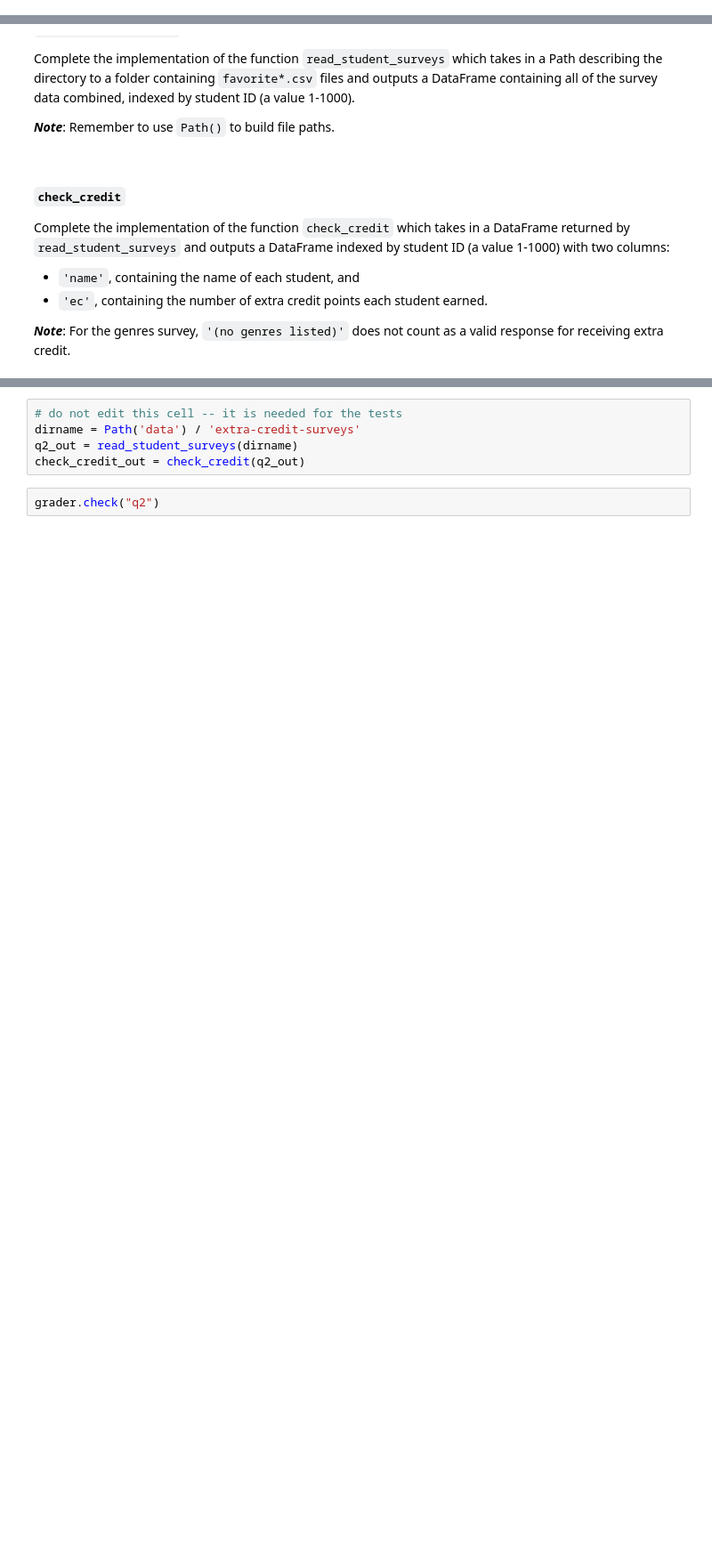
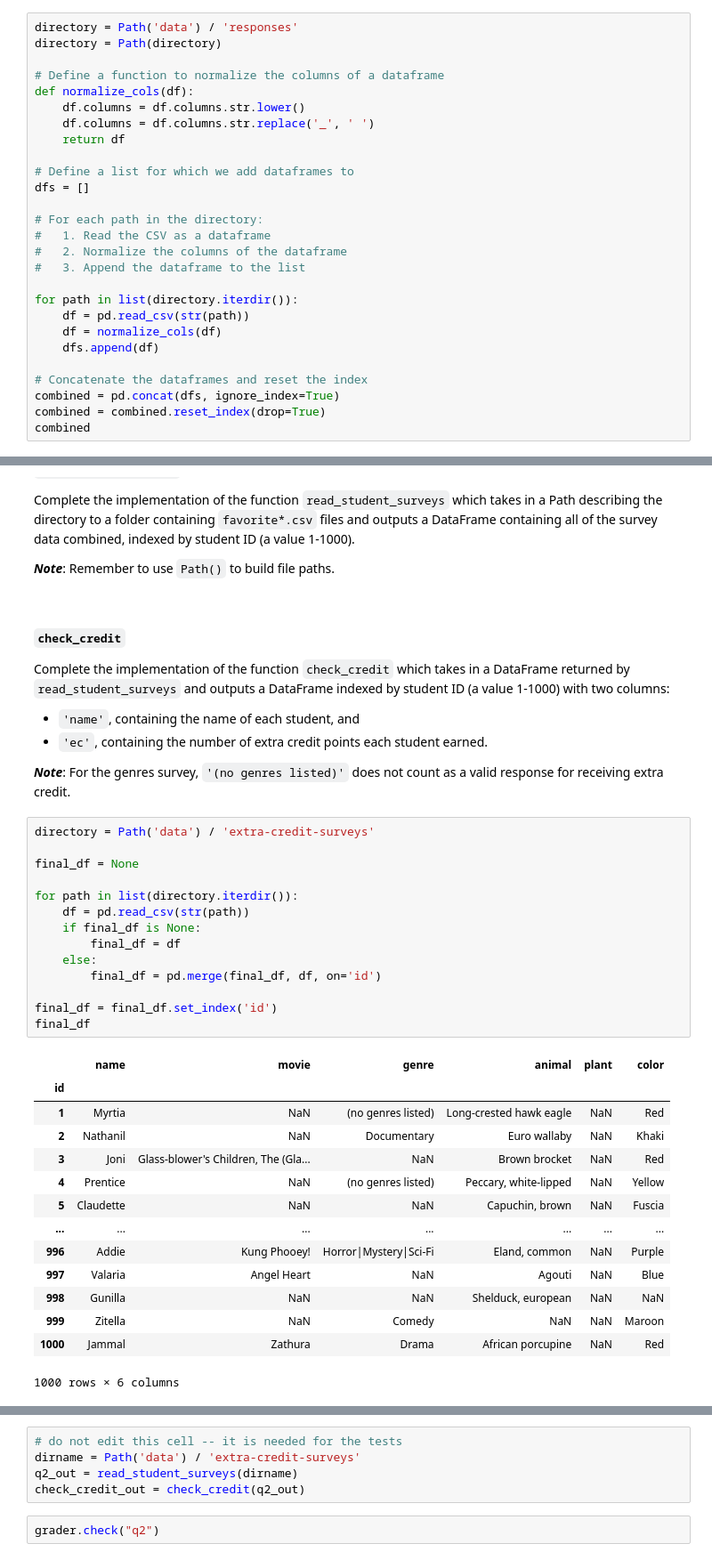
Before and after one commit to Sweekrit-B/dsc80-2025-fa, a Jupyter notebook: labs/lab03/lab.ipynb, the cells around one changed output, grey strips where cells are left out. Shown at 89% size. Saved outputs shown, nothing was run; the diff lists cells and outputs as text; blank space fills up the shorter version.

```diff
--- a/labs/lab03/lab.ipynb
+++ b/labs/lab03/lab.ipynb
@@ -81,3 +82,30 @@ Complete the implementation of the function `com_stats`, which takes in a DataFr
 - The number of job titles that **end** with the exact string `'Engineer'`. Note that we're asking for the number of job titles, **not** the number of people!
 - The job title that has the longest name (there are no ties).
 - The number of people who have the word `'manager'` in their job title, uppercase or lowercase (`'Manager'`, `'manager'`, and `'mANAgeR'` should all count).
+# %%
+directory = Path('data') / 'responses'
+directory = Path(directory)
+
+# Define a function to normalize the columns of a dataframe
+def normalize_cols(df):
+    df.columns = df.columns.str.lower()
+    df.columns = df.columns.str.replace('_', ' ')
+    return df
+
+# Define a list for which we add dataframes to
+dfs = []
+
+# For each path in the directory:
+#   1. Read the CSV as a dataframe
+#   2. Normalize the columns of the dataframe
+#   3. Append the dataframe to the list
+
+for path in list(directory.iterdir()):
+    df = pd.read_csv(str(path))
+    df = normalize_cols(df)
+    dfs.append(df)
+
+# Concatenate the dataframes and reset the index
+combined = pd.concat(dfs, ignore_index=True)
+combined = combined.reset_index(drop=True)
+combined
@@ -114,3 +169,32 @@ Complete the implementation of the function `check_credit` which takes in a Data
 - `'ec'`, containing the number of extra credit points each student earned.
 
 ***Note***: For the genres survey, `'(no genres listed)'` does not count as a valid response for receiving extra credit.
+# %%
+directory = Path('data') / 'extra-credit-surveys'
+
+final_df = None
+
+for path in list(directory.iterdir()):
+    df = pd.read_csv(str(path))
+    if final_df is None:
+        final_df = df
+    else:
+        final_df = pd.merge(final_df, df, on='id')
+
+final_df = final_df.set_index('id')
+final_df
+# %% [output]
+|  | name | movie | genre | animal | plant | color |
+| id |  |  |  |  |  |  |
+| 1 | Myrtia | NaN | (no genres listed) | Long-crested hawk eagle | NaN | Red |
+| 2 | Nathanil | NaN | Documentary | Euro wallaby | NaN | Khaki |
+| 3 | Joni | Glass-blower's Children, The (Gla... | NaN | Brown brocket | NaN | Red |
+| 4 | Prentice | NaN | (no genres listed) | Peccary, white-lipped | NaN | Yellow |
+| 5 | Claudette | NaN | NaN | Capuchin, brown | NaN | Fuscia |
+| ... | ... | ... | ... | ... | ... | ... |
+| 996 | Addie | Kung Phooey! | Horror|Mystery|Sci-Fi | Eland, common | NaN | Purple |
+| 997 | Valaria | Angel Heart | NaN | Agouti | NaN | Blue |
+| 998 | Gunilla | NaN | NaN | Shelduck, european | NaN | NaN |
+| 999 | Zitella | NaN | Comedy | NaN | NaN | Maroon |
+| 1000 | Jammal | Zathura | Drama | African porcupine | NaN | Red |
+1000 rows × 6 columns
```
Also changed, not shown: parts of 21 cells of this notebook, 2 other files.
